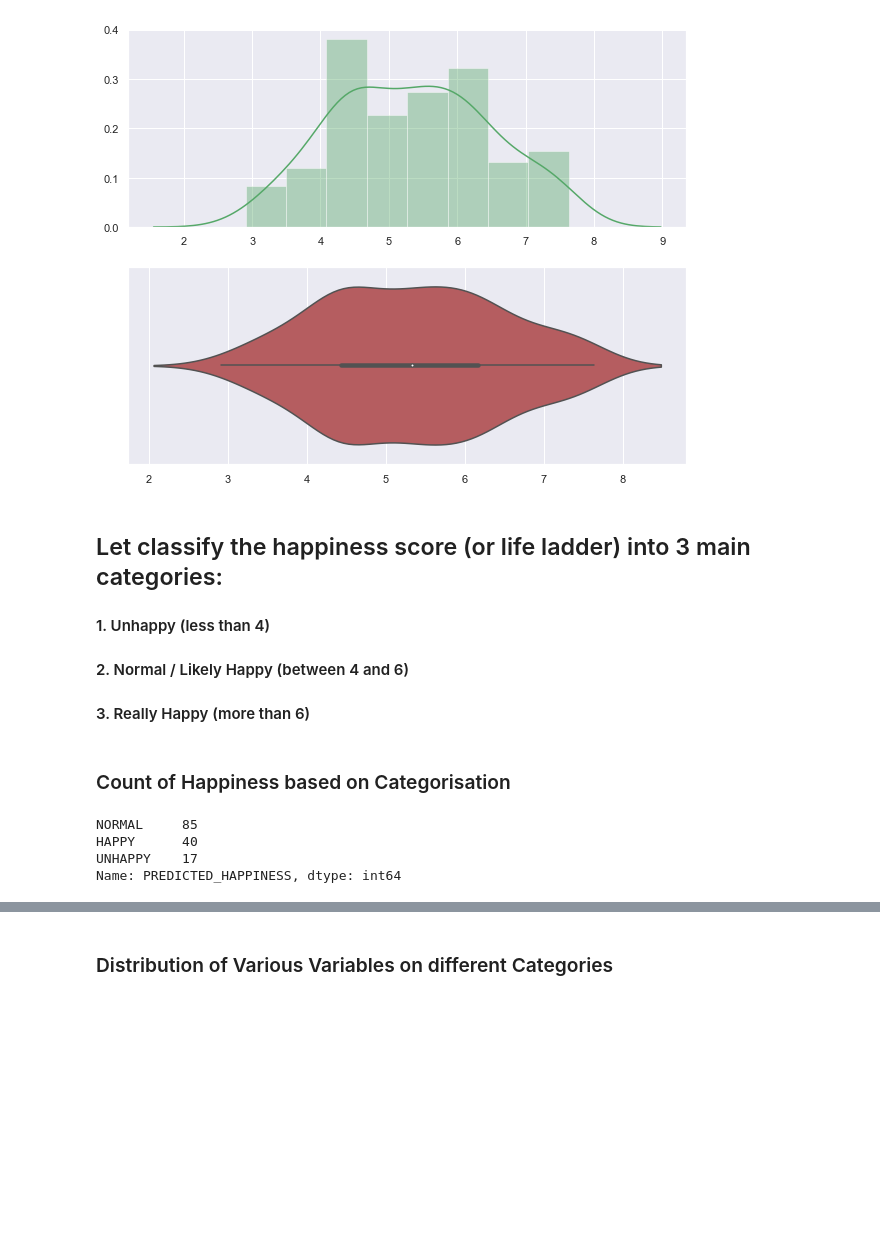
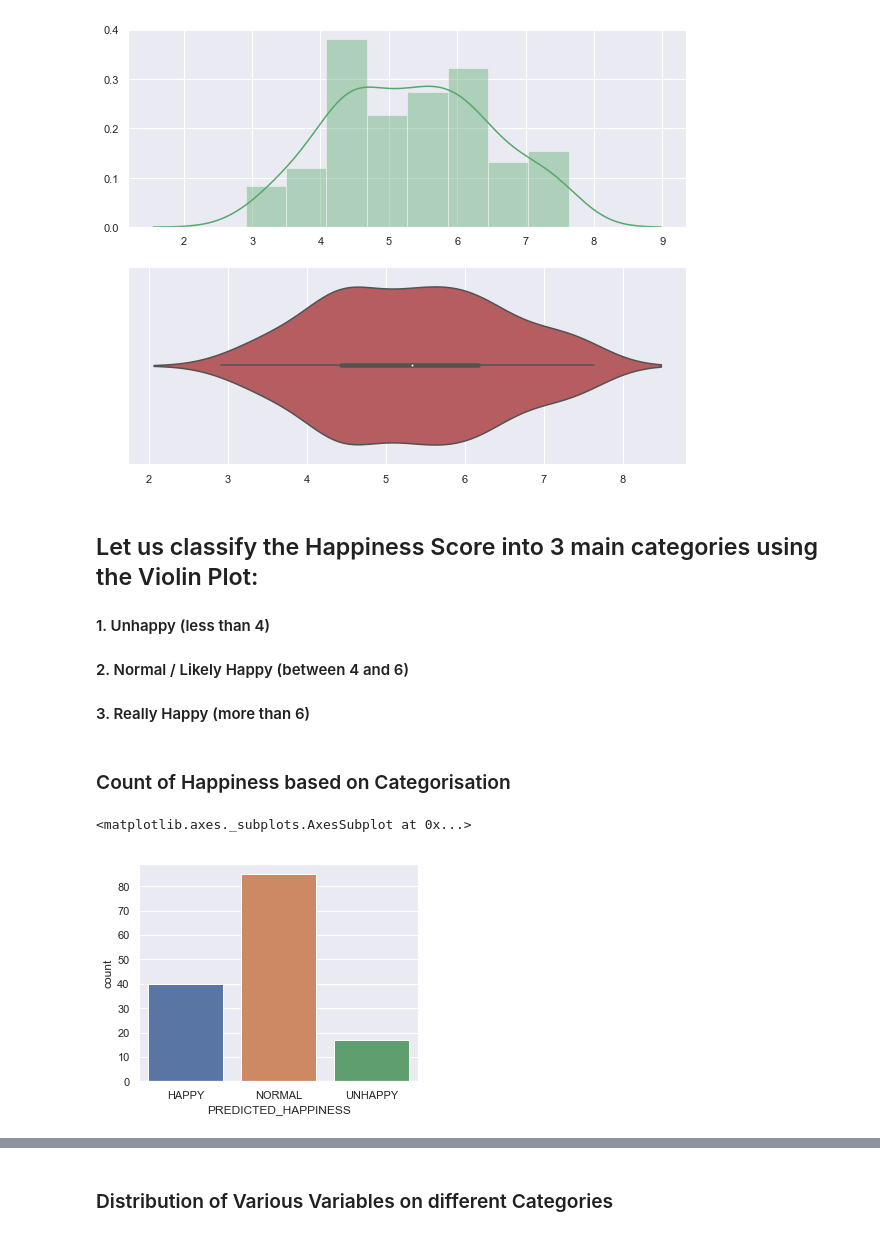
Before and after one commit to guptajay/world-happiness-report, a Jupyter notebook: CZ1015_Mini_Project.ipynb, the cells around one changed output, grey strips where cells are left out. Saved outputs shown, nothing was run; the diff lists cells and outputs as text; code cells hidden in the pictures; blank space fills up the shorter version.

```diff
--- a/CZ1015_Mini_Project.ipynb
+++ b/CZ1015_Mini_Project.ipynb
@@ -98,7 +108,7 @@ sb.violinplot(happiness_score,ax=axes[1],color="r")
 <matplotlib.axes._subplots.AxesSubplot at 0x...>
 [figure]
 # %% [markdown]
-## Let classify the happiness score (or life ladder) into 3 main categories:
+## Let us classify the Happiness Score into 3 main categories using the Violin Plot:
  #### 1. Unhappy (less than 4)
  #### 2. Normal / Likely Happy (between 4 and 6)
  #### 3. Really Happy (more than 6)
@@ -116,13 +126,13 @@ pred_happiness=pd.DataFrame(pred_happiness["PREDICTED_HAPPINESS"].astype('catego
 data=pd.concat([data,pred_happiness],axis=1)
 # %% [markdown]
 ### Count of Happiness based on Categorisation
-# %%
-data["PREDICTED_HAPPINESS"].value_counts()
-# %% [output]
-NORMAL     85
-HAPPY      40
-UNHAPPY    17
-Name: PREDICTED_HAPPINESS, dtype: int64
+# %%
+data["PREDICTED_HAPPINESS"].value_counts()
+f, axes = plt.subplots(1, 1, figsize=(5, 4))
+sb.countplot(data["PREDICTED_HAPPINESS"])
+# %% [output]
+<matplotlib.axes._subplots.AxesSubplot at 0x...>
+[figure, added]
 # %%
 data = data.loc[:,~data.columns.duplicated()]
 data.head()
```
Also changed, not shown: parts of 9 cells of this notebook.
